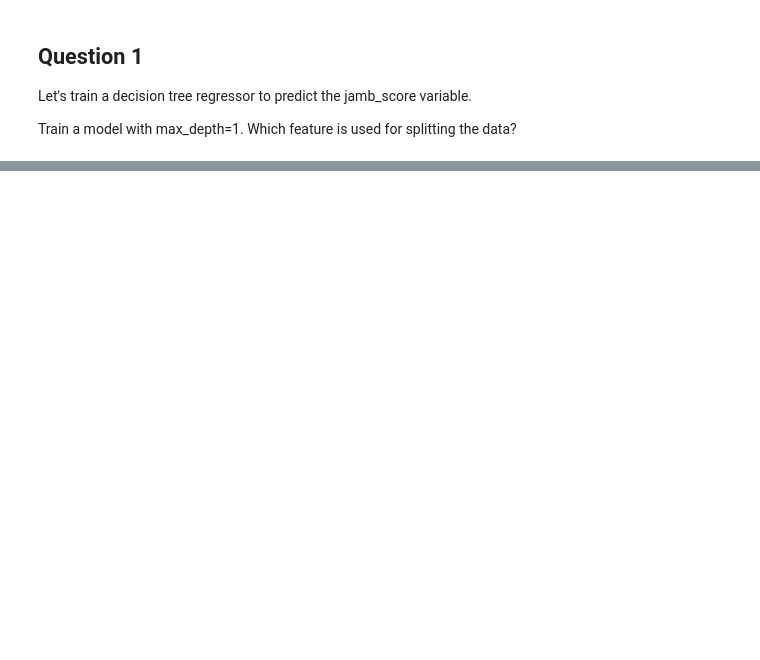
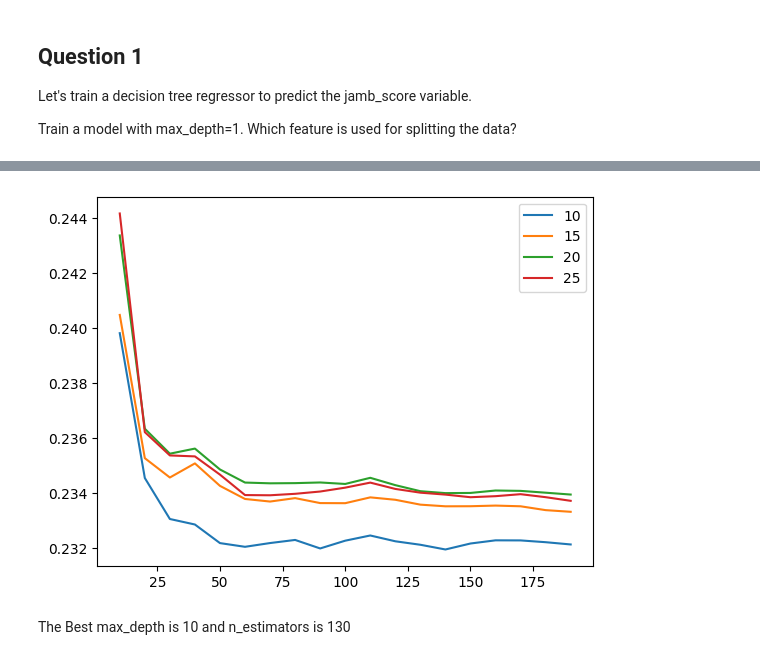
Before and after one commit to riodpp/ml-zoomcamp-cohorts, a Jupyter notebook: cohorts/06-trees/trees.ipynb, the cells around one changed output, grey strips where cells are left out. Drawn from its saved outputs; the diff is of its cells as text; code cells hidden in the pictures; blank space fills up the shorter version.

```diff
--- a/cohorts/06-trees/trees.ipynb
+++ b/cohorts/06-trees/trees.ipynb
@@ -142,0 +157,27 @@ AxisError: axis 1 is out of bounds for array of dimension 1
+# %%
+scores = []
+for md in [10, 15, 20, 25]:
+    rfr = RandomForestRegressor(n_estimators=0, max_depth=md, random_state=1, n_jobs=-1)
+
+    for i in range(10, 200, 10):
+        rfr.n_estimators = i
+        rfr.fit(X_train, y_train)
+
+        y_pred = rfr.predict(X_val)
+        score = np.sqrt(((y_val - y_pred) ** 2).mean())
+
+        scores.append((md, i, score))
+
+
+df_scores = pd.DataFrame(scores, columns=['max_depth', 'n_estimators', 'rmse'])
+# %%
+for d in [10, 15, 20, 25]:
+    df_subset = df_scores[df_scores.max_depth == d]
+    plt.plot(df_subset.n_estimators, df_subset.rmse, label=d)
+
+plt.legend()
+plt.show()
+# %% [output]
+[figure, added]
+# %% [markdown]
+The Best max_depth is 10 and n_estimators is 130
```
Also changed, not shown: parts of 32 cells of this notebook.
